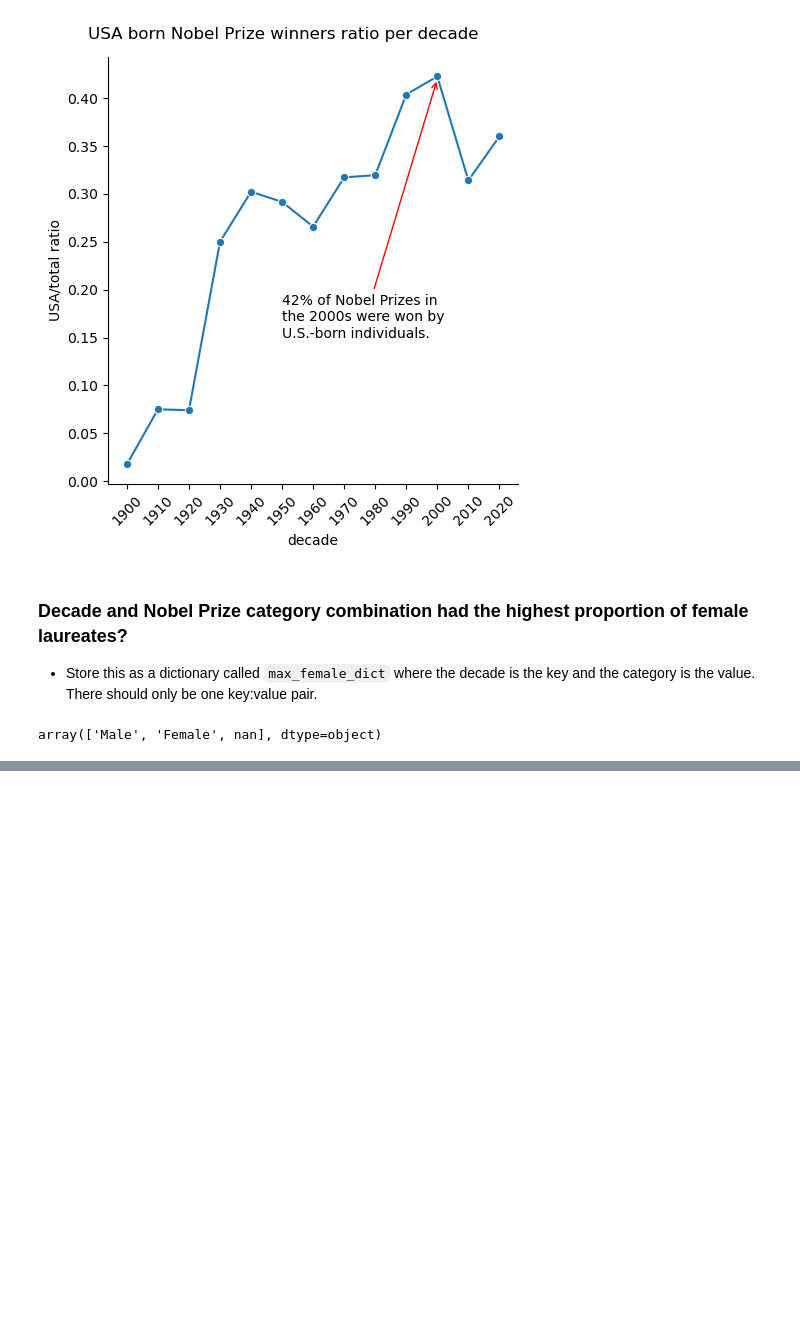
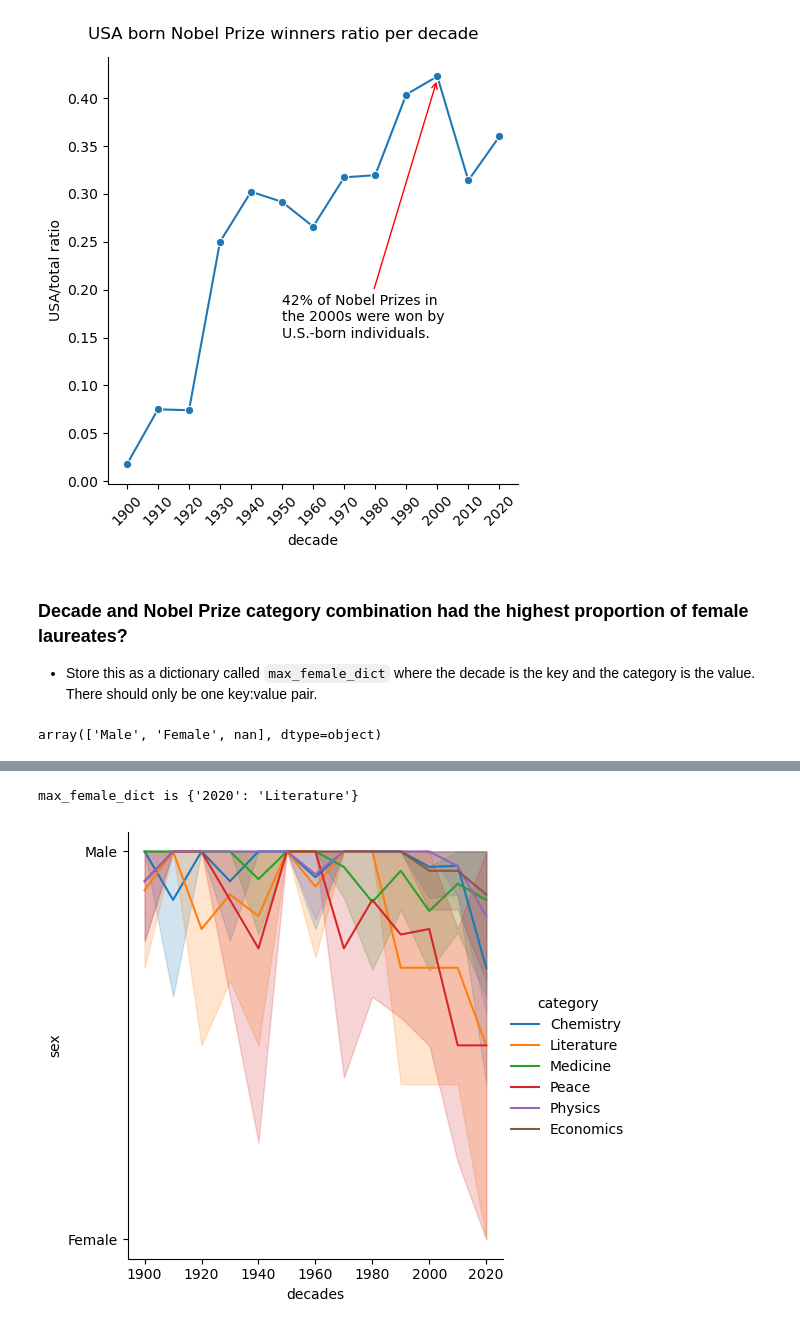
Before and after one commit to jgp-13/DataCamp_projects, a Jupyter notebook: Nobel_prizes/notebook.ipynb, the cells around one changed output, grey strips where cells are left out. Saved outputs shown, nothing was run; the diff lists cells and outputs as text; code cells hidden in the pictures; blank space fills up the shorter version.

```diff
--- a/Nobel_prizes/notebook.ipynb
+++ b/Nobel_prizes/notebook.ipynb
@@ -170,0 +225,15 @@ array(['Male', 'Female', nan], dtype=object)
+# %%
+print(f'max_female_dict is {max_female_dict}')
+# %% [output]
+max_female_dict is {'2020': 'Literature'}
+# %%
+# Show the position of the maximum ratio of women per category.
+g=sns.relplot(data=df, x='decades',y='sex',hue='category',kind='line')
+title='USA born Nobel Prize winners ratio per decade'
+# g.fig.suptitle(title,y=1.03)
+# g.set(xlabel='decade',ylabel='USA/total ratio')
+# plt.xticks(ticks=range(1900,2021,10),rotation=45)
+# plt.annotate("42% of Nobel Prizes in \nthe 2000s were won by \nU.S.-born individuals.",xy=(2000,0.42),xytext=(1950,.15),arrowprops=dict(arrowstyle='->',color='red'))
+plt.show()
+# %% [output]
+[figure, added]
```
Also changed, not shown: parts of 5 cells of this notebook.
